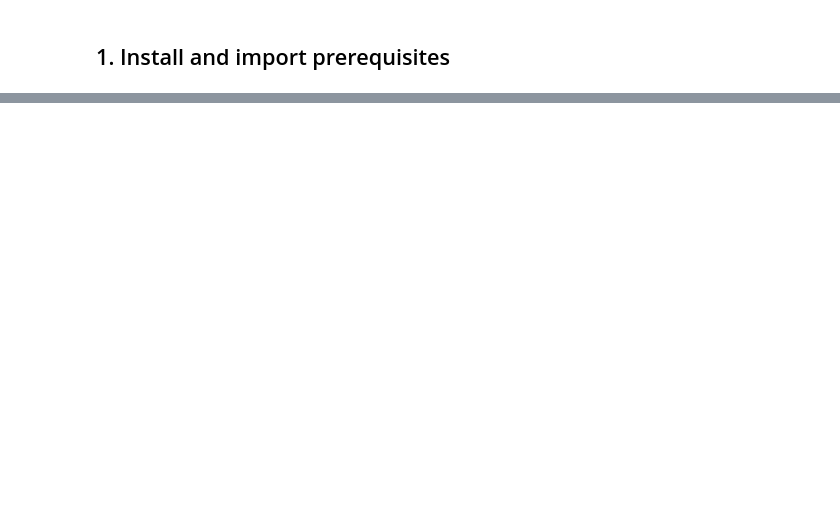
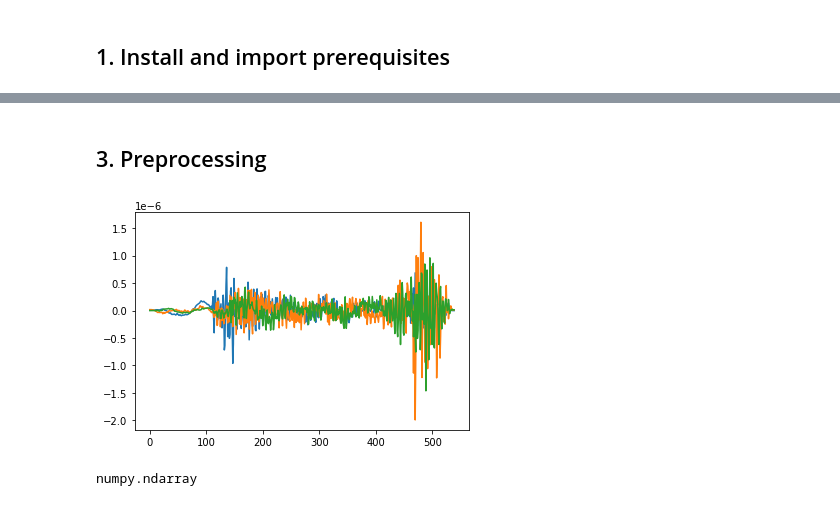
Before and after one commit to 17kaMIKAze08/machinelearning_UNIL, a Jupyter notebook: Project/EQml.ipynb, the cells around one changed output, grey strips where cells are left out. Saved outputs shown, nothing was run; the diff lists cells and outputs as text; code cells hidden in the pictures; blank space fills up the shorter version.

```diff
--- a/Project/EQml.ipynb
+++ b/Project/EQml.ipynb
@@ -117,0 +111,10 @@ print(data.head())
+# %% [markdown]
+## 3. Preprocessing
+# %%
+plt.plot(waveforms.T);
+# %% [output]
+[figure, added]
+# %%
+type(waveforms)
+# %% [output]
+numpy.ndarray
```
Also changed, not shown: parts of 86 cells of this notebook, 4 other files.
